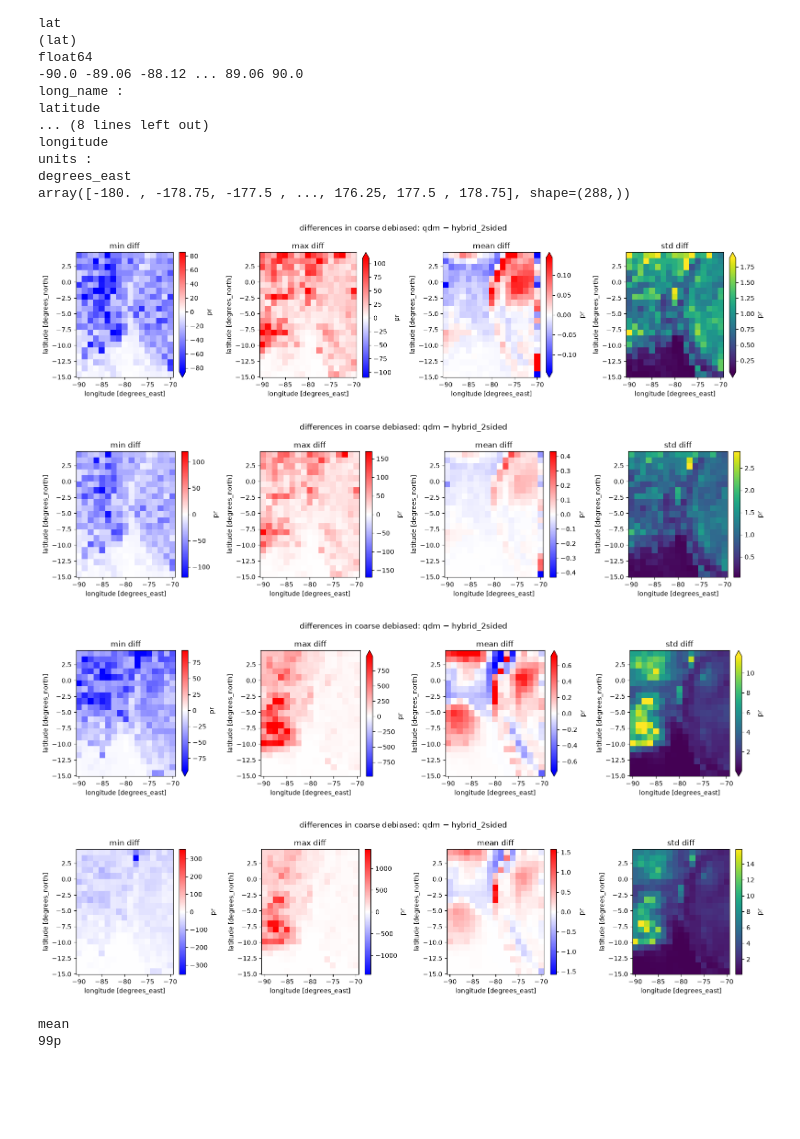
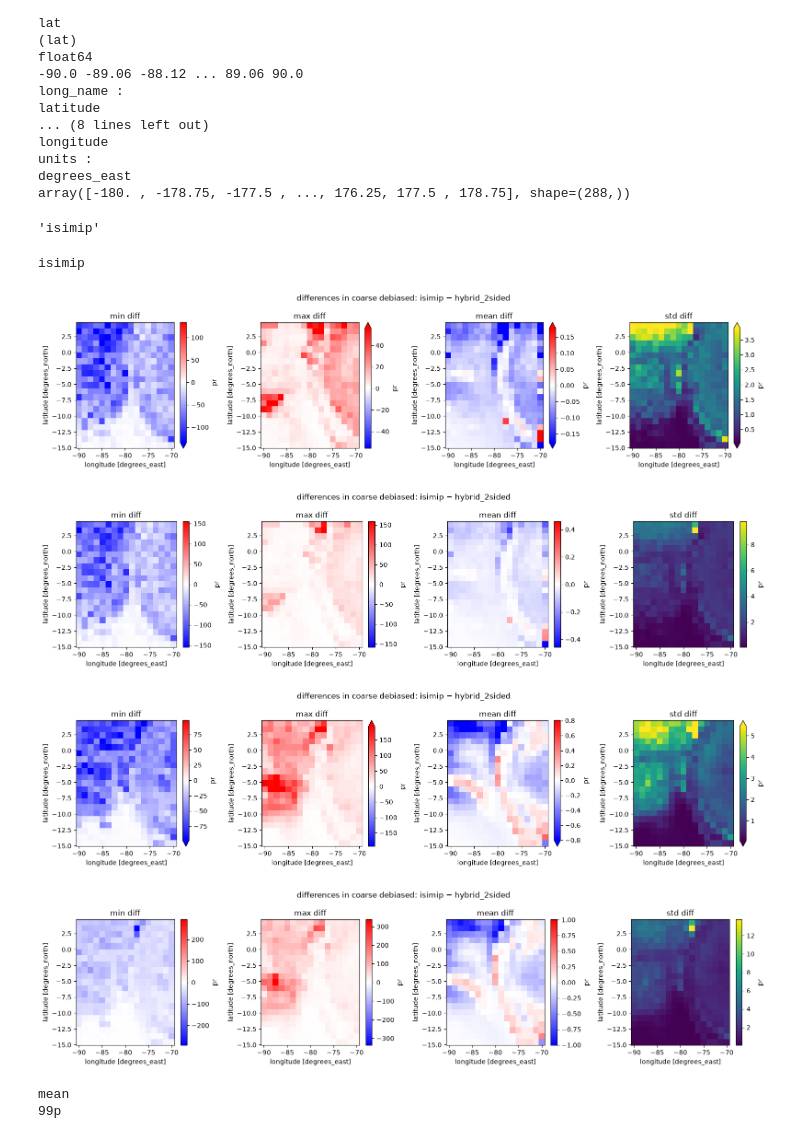
Before and after one commit to carbonplan/sai-downscaling, a Jupyter notebook: docs/how-to/pipeline-stage-debugger.ipynb, the cells around one changed output. Drawn from its saved outputs; the diff is of its cells as text; code cells hidden in the pictures; blank space fills up the shorter version.

```diff
--- a/docs/how-to/pipeline-stage-debugger.ipynb
+++ b/docs/how-to/pipeline-stage-debugger.ipynb
@@ -81,7 +81,7 @@ SUBSET_BOUNDS = (-15,5, -90, -70) # saved this with nonparametric_hybrid_2sided
 # Override rsds's default debias_approach ("nonparametric_hybrid_2sided") with
 # plain "nonparametric" — keeps every other rsds setting (downscaling_method,
 # downscaling_clim_method, ...) from VariableConfig.for_variable() as-is.
-debiasing_approach = "qdm"# "qdm" #"nonparametric_hybrid_2sided"# "nonparametric"
+debiasing_approach = "isimip" #"qdm"# "qdm" #"nonparametric_hybrid_2sided"# "nonparametric"
 variable_config = VariableConfig.for_variable(VARIABLE).model_copy(
     update={"debias_approach": debiasing_approach}
 )
@@ -576,13 +576,20 @@ longitude
 units :
 degrees_east
 array([-180. , -178.75, -177.5 , ..., 176.25, 177.5 , 178.75], shape=(288,))
+# %%
+debiasing_approach
+# %% [output]
+'isimip'
 # %%
 ds_dict= {}
-qdm_hist= xr.open_zarr(f's3://carbonplan-scratch/srm/debiased_coarse-{VARIABLE}-qdm_{subset_string}.zarr')
-qdm_ssp245 = xr.open_zarr(f's3://carbonplan-scratch/srm/scenario_debiased-{VARIABLE}-qdm_{subset_string}.zarr')
-ds_dict['qdm'] = xr.concat([qdm_hist, qdm_ssp245], dim='time')
-ds_dict['prod'] = xr.concat([prod_debiased_coarse_hist, prod_debiased_coarse_ssp245], dim="time").sel(lat=slice(ds_dict['qdm'].lat.min(), ds_dict['qdm'].lat.max()),
-                                                                                                      lon=slice(ds_dict['qdm'].lon.min(), ds_dict['qdm'].lon.max()))
+print(debiasing_approach)
+alternate_hist= xr.open_zarr(f's3://carbonplan-scratch/srm/debiased_coarse-{VARIABLE}-{debiasing_approach}_{subset_string}.zarr')
+alternate_ssp245 = xr.open_zarr(f's3://carbonplan-scratch/srm/scenario_debiased-{VARIABLE}-{debiasing_approach}_{subset_string}.zarr')
+ds_dict[debiasing_approach] = xr.concat([alternate_hist, alternate_ssp245], dim='time')
+ds_dict['prod'] = xr.concat([prod_debiased_coarse_hist, prod_debiased_coarse_ssp245], dim="time").sel(lat=slice(ds_dict[debiasing_approach].lat.min(), ds_dict[debiasing_approach].lat.max()),
+                                                                                                      lon=slice(ds_dict[debiasing_approach].lon.min(), ds_dict[debiasing_approach].lon.max()))
+# %% [output]
+isimip
 # %%
 # ── 2. Max, mean, and std of the difference (nonparametric − hybrid_2sided) ───
 def diff_max(a, b):
@@ -605,71 +612,71 @@ HISTORICAL_PERIOD = slice('1985', '2014')
 # %%
 fig, axes = plt.subplots(1, 4, figsize=(16, 4))
 time_period = HISTORICAL_PERIOD
 prod = ds_dict['prod'].sel(time=time_period) * 86400
-qdm = ds_dict['qdm'].sel(time=time_period).pr * 86400
+alternate = ds_dict[debiasing_approach].sel(time=time_period).pr * 86400
 robust=True
-diff_min(qdm, prod).plot(ax=axes[0], robust=robust, cmap="bwr", center=0)
-diff_max(qdm, prod).plot(ax=axes[1], robust=robust, cmap="bwr", center=0)
-diff_mean(qdm, prod).plot(ax=axes[2], robust=robust, cmap="bwr", center=0)
-diff_std(qdm, prod).plot(ax=axes[3], robust=robust, cmap="viridis")
+diff_min(alternate, prod).plot(ax=axes[0], robust=robust, cmap="bwr", center=0)
+diff_max(alternate, prod).plot(ax=axes[1], robust=robust, cmap="bwr", center=0)
+diff_mean(alternate, prod).plot(ax=axes[2], robust=robust, cmap="bwr", center=0)
+diff_std(alternate, prod).plot(ax=axes[3], robust=robust, cmap="viridis")
 for ax, title in zip(axes, ["min diff", "max diff", "mean diff", "std diff"]):
     ax.set_title(title)
-fig.suptitle("differences in coarse debiased: qdm − hybrid_2sided")
+fig.suptitle(f"differences in coarse debiased: {debiasing_approach} − hybrid_2sided")
 plt.tight_layout()
 plt.show()
 # %% [output]
-[figure, old version]
+[figure, new version]
 # %%
 fig, axes = plt.subplots(1, 4, figsize=(16, 4))
 time_period = HISTORICAL_PERIOD
 prod = ds_dict['prod'].sel(time=time_period) * 86400
-qdm = ds_dict['qdm'].sel(time=time_period).pr * 86400
+alternate = ds_dict[debiasing_approach].sel(time=time_period).pr * 86400
 robust=False
-diff_min(qdm, prod).plot(ax=axes[0], robust=robust, cmap="bwr", center=0)
-diff_max(qdm, prod).plot(ax=axes[1], robust=robust, cmap="bwr", center=0)
-diff_mean(qdm, prod).plot(ax=axes[2], robust=robust, cmap="bwr", center=0)
-diff_std(qdm, prod).plot(ax=axes[3], robust=robust, cmap="viridis")
+diff_min(alternate, prod).plot(ax=axes[0], robust=robust, cmap="bwr", center=0)
+diff_max(alternate, prod).plot(ax=axes[1], robust=robust, cmap="bwr", center=0)
+diff_mean(alternate, prod).plot(ax=axes[2], robust=robust, cmap="bwr", center=0)
+diff_std(alternate, prod).plot(ax=axes[3], robust=robust, cmap="viridis")
 for ax, title in zip(axes, ["min diff", "max diff", "mean diff", "std diff"]):
     ax.set_title(title)
-fig.suptitle("differences in coarse debiased: qdm − hybrid_2sided")
+fig.suptitle(f"differences in coarse debiased: {debiasing_approach} − hybrid_2sided")
 plt.tight_layout()
 plt.show()
 # %% [output]
-[figure, old version]
+[figure, new version]
 # %%
 fig, axes = plt.subplots(1, 4, figsize=(16, 4))
 time_period = FUTURE_PERIOD
 prod = ds_dict['prod'].sel(time=time_period) * 86400
-qdm = ds_dict['qdm'].sel(time=time_period).pr * 86400
+alternate = ds_dict[debiasing_approach].sel(time=time_period).pr * 86400
 robust=True
-diff_min(qdm, prod).plot(ax=axes[0], robust=robust, cmap="bwr", center=0)
-diff_max(qdm, prod).plot(ax=axes[1], robust=robust, cmap="bwr", center=0)
-diff_mean(qdm, prod).plot(ax=axes[2], robust=robust, cmap="bwr", center=0)
-diff_std(qdm, prod).plot(ax=axes[3], robust=robust, cmap="viridis")
+diff_min(alternate, prod).plot(ax=axes[0], robust=robust, cmap="bwr", center=0)
+diff_max(alternate, prod).plot(ax=axes[1], robust=robust, cmap="bwr", center=0)
+diff_mean(alternate, prod).plot(ax=axes[2], robust=robust, cmap="bwr", center=0)
+diff_std(alternate, prod).plot(ax=axes[3], robust=robust, cmap="viridis")
 for ax, title in zip(axes, ["min diff", "max diff", "mean diff", "std diff"]):
     ax.set_title(title)
-fig.suptitle("differences in coarse debiased: qdm − hybrid_2sided")
+fig.suptitle(f"differences in coarse debiased: {debiasing_approach} − hybrid_2sided")
 plt.tight_layout()
 plt.show()
 # %% [output]
-[figure, old version]
+[figure, new version]
 # %%
 fig, axes = plt.subplots(1, 4, figsize=(16, 4))
 time_period = FUTURE_PERIOD
 prod = ds_dict['prod'].sel(time=time_period) * 86400
-qdm = ds_dict['qdm'].sel(time=time_period).pr * 86400
+alternate = ds_dict[debiasing_approach].sel(time=time_period).pr * 86400
 robust=False
-diff_min(qdm, prod).plot(ax=axes[0], robust=robust, cmap="bwr", center=0)
-diff_max(qdm, prod).plot(ax=axes[1], robust=robust, cmap="bwr", center=0)
-diff_mean(qdm, prod).plot(ax=axes[2], robust=robust, cmap="bwr", center=0)
-diff_std(qdm, prod).plot(ax=axes[3], robust=robust, cmap="viridis")
+diff_min(alternate, prod).plot(ax=axes[0], robust=robust, cmap="bwr", center=0)
+diff_max(alternate, prod).plot(ax=axes[1], robust=robust, cmap="bwr", center=0)
+diff_mean(alternate, prod).plot(ax=axes[2], robust=robust, cmap="bwr", center=0)
+diff_std(alternate, prod).plot(ax=axes[3], robust=robust, cmap="viridis")
 for ax, title in zip(axes, ["min diff", "max diff", "mean diff", "std diff"]):
     ax.set_title(title)
-fig.suptitle("differences in coarse debiased: qdm − hybrid_2sided")
+fig.suptitle(f"differences in coarse debiased: {debiasing_approach} − hybrid_2sided")
 plt.tight_layout()
 plt.show()
 # %% [output]
-[figure, old version]
+[figure, new version]
 # %%
 # ── 3. Climate-change delta (2070–2099 mean − historical mean) per approach ───
 # debiased_coarse (Stage 2) is reused as "historical" for both approaches: Stage 2's
```
Also changed, not shown: parts of 16 cells of this notebook, 2 other files.
